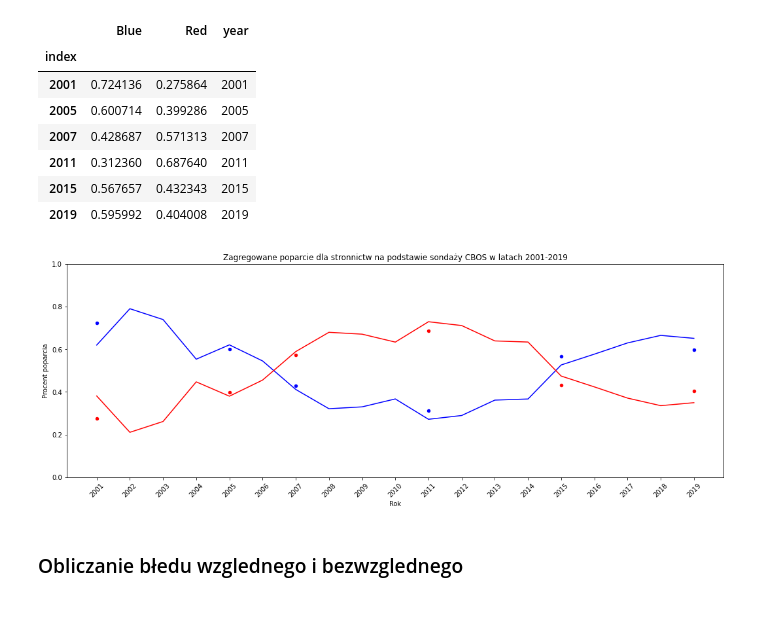
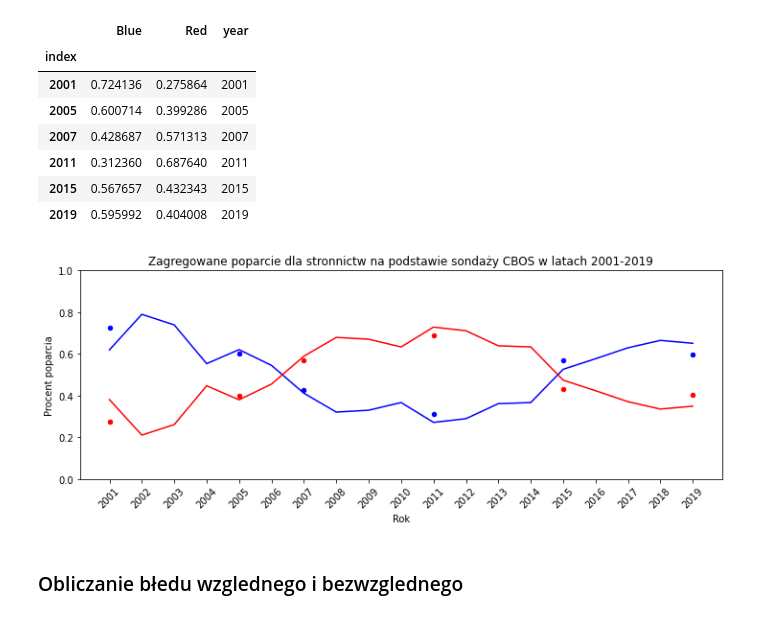
Before and after one commit to MarBry111/Forecast_Election_Poland, a Jupyter notebook: EXAMING_changes_in_cluestering.ipynb, the cells around one changed output. Cells and saved outputs as stored; diff of their text form; code cells hidden in the pictures.

```diff
--- a/EXAMING_changes_in_cluestering.ipynb
+++ b/EXAMING_changes_in_cluestering.ipynb
@@ -101,24 +101,24 @@ wyn2T
 # %%
 #plot.area()
 fig, ax = plt.subplots()
 
-per_pools_2.plot(color=['b','r'],figsize=(18,6), legend=None, sharex=True, ax=ax)
+per_pools_2.plot(color=['b','r'],figsize=(12,4), legend=None, sharex=True, ax=ax)
 #plt.legend(loc='center left', bbox_to_anchor=(1, 0.5), ncol=1)
 #ax.scatter(x=np.array([0,4,6,10,14,18])+2001, y= wyn2.iloc[0,:], c='b')
 #ax.scatter(x=np.array([0,4,6,10,14,18])+2001, y= wyn2.iloc[1,:], c='r')
 wyn2T.plot(x='year', y=['Blue'], color=['b'], kind='scatter', legend=None, sharex=True, ax=ax)
 wyn2T.plot(x='year', y=['Red'], color=['r'], kind='scatter', legend=None, sharex=True, ax=ax)
 
 #plt.plot()
 
 plt.xticks(range(2001,2020),rotation=45)
 plt.ylim(0,1)
 plt.title('Zagregowane poparcie dla stronnictw na podstawie sondaży CBOS w latach 2001-2019')
 plt.xlabel('Rok')
 plt.ylabel('Procent poparcia')
 plt.savefig('dane_pdf/sondaze/compare_pools_real_data_2_clust.pdf', bbox_inches='tight')#, format='eps')
 # %% [output]
-[figure, old version]
+[figure, new version]
 # %% [markdown]
 ### Obliczanie błedu wzglednego i bezwzglednego
 # %%
```
Also changed, not shown: parts of 8 cells of this notebook, 3 other files.
